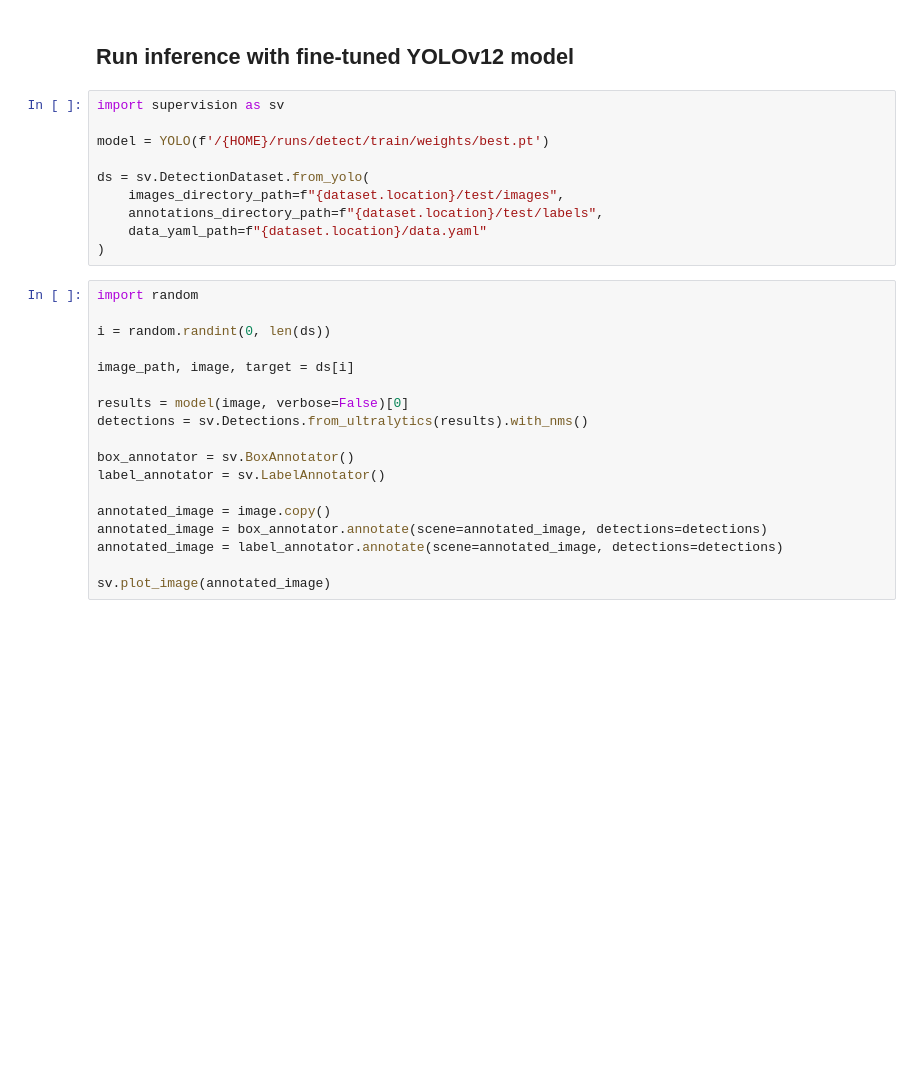
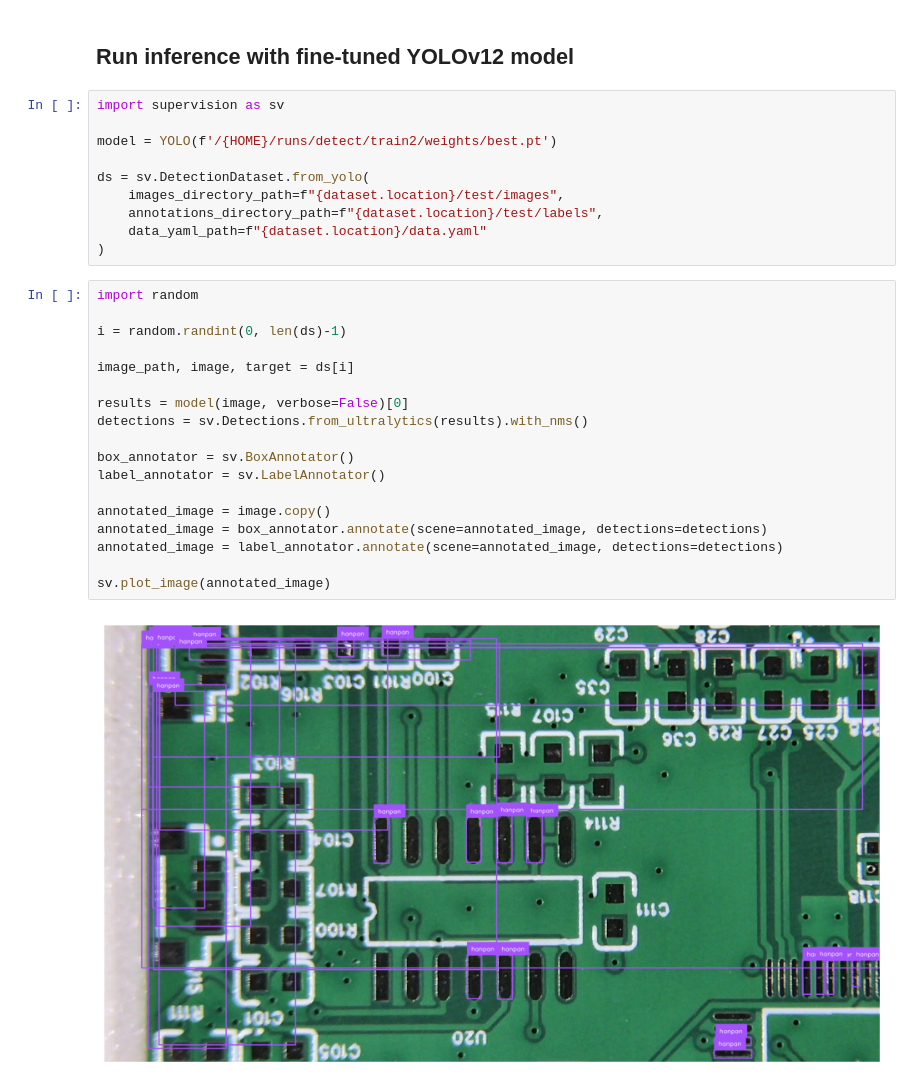
Before and after one commit to xzj2004/ailearn, a Jupyter notebook: notebooks/train-yolov12-object-detection-model.ipynb, the cells around one changed output. Saved outputs shown, nothing was run; the diff lists cells and outputs as text; blank space fills up the shorter version.

```diff
--- a/notebooks/train-yolov12-object-detection-model.ipynb
+++ b/notebooks/train-yolov12-object-detection-model.ipynb
@@ -205,7 +331,7 @@ map.plot()
 # %%
 import supervision as sv
 
-model = YOLO(f'/{HOME}/runs/detect/train/weights/best.pt')
+model = YOLO(f'/{HOME}/runs/detect/train2/weights/best.pt')
 
 ds = sv.DetectionDataset.from_yolo(
     images_directory_path=f"{dataset.location}/test/images",
@@ -215,18 +341,20 @@ ds = sv.DetectionDataset.from_yolo(
 # %%
 import random
 
-i = random.randint(0, len(ds))
+i = random.randint(0, len(ds)-1)
 
 image_path, image, target = ds[i]
 
 results = model(image, verbose=False)[0]
 detections = sv.Detections.from_ultralytics(results).with_nms()
 
 box_annotator = sv.BoxAnnotator()
 label_annotator = sv.LabelAnnotator()
 
 annotated_image = image.copy()
 annotated_image = box_annotator.annotate(scene=annotated_image, detections=detections)
 annotated_image = label_annotator.annotate(scene=annotated_image, detections=detections)
 
 sv.plot_image(annotated_image)
+# %% [output]
+[figure, added]
```
Also changed, not shown: parts of 15 cells of this notebook.
